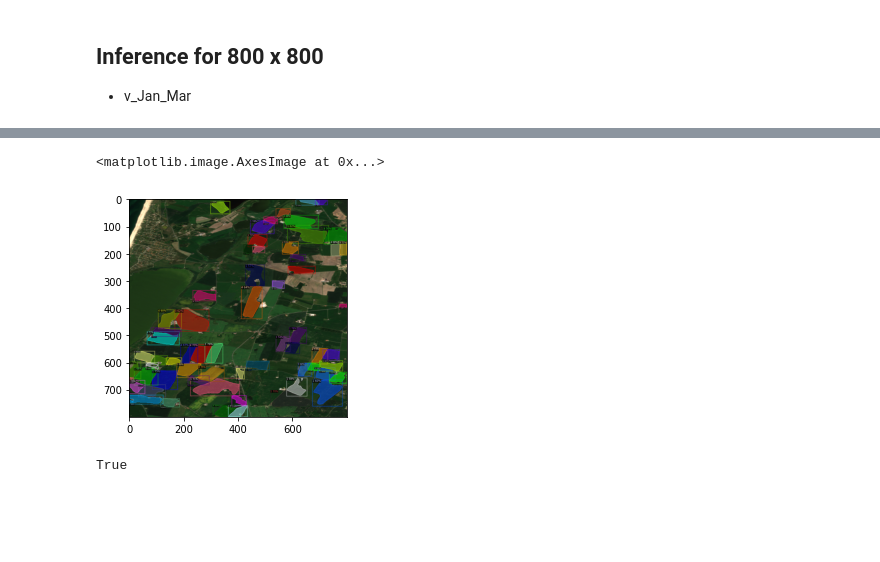
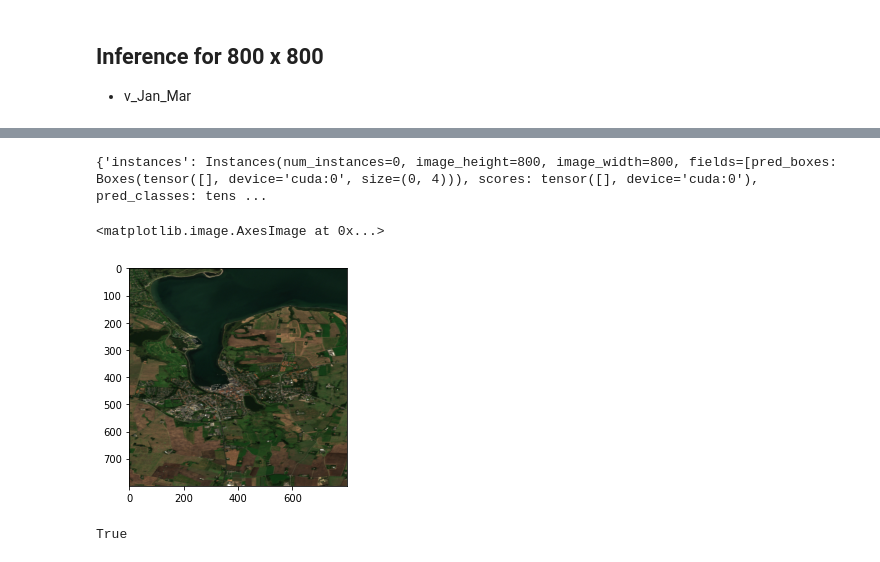
Before and after one commit to MISSEY/Vegetation-Land-Segmentation-and-Classification, a Jupyter notebook: Inference.ipynb, the cells around one changed output, grey strips where cells are left out. Cells and saved outputs as stored; diff of their text form; code cells hidden in the pictures; blank space fills up the shorter version.

```diff
--- a/Inference.ipynb
+++ b/Inference.ipynb
@@ -31,6 +32,6 @@ The tensorboard extension is already loaded. To reload it, use:
 [interactive output not drawn]
 # %%
-path = os.path.join(st.data_directory,config._version_name,str(config.test_image_size))
+path = os.path.join(st.data_directory,str(config.test_version_),config.test_year + '_processed',config._test_version_name,str(config.test_image_size))
 register_coco_instances("veg_train_dataset", {}, os.path.join(path,config._version_train_,'annotation','train2020.json') ,os.path.join(path,config._version_train_,'images'))
 register_coco_instances("veg_val_dataset", {}, os.path.join(path,config._version_validation_,'annotation','val2020.json') ,os.path.join(path,config._version_validation_,'images'))
 # %%
@@ -41,31 +42,36 @@ Metadata(evaluator_type='coco', image_root='/home/sami02/projects/thesis/Data/v_
 # %%
 cfg = get_cfg()
-
-cfg.merge_from_file('output/output_800_R_50_FPN_v_Apr_Jun/config.yaml')
+output_path = os.path.join('output', config._test__model_)
+cfg.merge_from_file(os.path.join(output_path, 'config.yaml'))
 cfg.DATASETS.TEST = ("veg_train_dataset",)
 # cfg.MODEL.DEVICE = "cpu"
-cfg.MODEL.WEIGHTS = os.path.join('output/output_800_R_50_FPN_v_Apr_Jun', "model_final.pth")
+cfg.MODEL.WEIGHTS = os.path.join(output_path, "model_final.pth")
 cfg.MODEL.ROI_HEADS.SCORE_THRESH_TEST = 0.5
+# trainer = bt(cfg)
 predictor = bp(cfg)
 # %%
 import cv2
 import matplotlib.pyplot as plt
-im = cv2.imread(os.path.join(path,config._version_train_,'images','COCO_train2021_000000100060.jpg'))
+im = cv2.imread(os.path.join(path,config._version_train_,'images','COCO_train2021_000000100148.jpg'))
 outputs = predictor(im)  # format is documented at https://detectron2.readthedocs.io/tutorials/models.html#model-output-format
+# %%
+outputs
+# %% [output]
+{'instances': Instances(num_instances=0, image_height=800, image_width=800, fields=[pred_boxes: Boxes(tensor([], device='cuda:0', size=(0, 4))), scores: tensor([], device='cuda:0'), pred_classes: tens ...
 # %%
-from detectron2.utils.visualizer import Visualizer
-v = Visualizer(im[:, :, ::-1],
+from segmentation_model.visualizer import Basevisualizer as viz
+v = viz(im[:, :, ::-1],
                 metadata=field_metadata,
                 scale=1,
 #                 instance_mode=ColorMode.IMAGE_BW   # remove the colors of unsegmented pixels. This option is only available for segmentation models
 )
 out = v.draw_instance_predictions(outputs["instances"].to("cpu"))
 # cv2_imshow(out.get_image()[:, :, ::-1])
 im_rgb = cv2.cvtColor(out.get_image()[:, :, ::-1], cv2.COLOR_BGR2RGB)
 plt.imshow(im_rgb)
 # %% [output]
 <matplotlib.image.AxesImage at 0x...>
-[figure, old version]
+[figure, new version]
 # %%
 cv2.imwrite('s.jpg',im_rgb)
 # %% [output]
```
Also changed, not shown: parts of 2 cells of this notebook, 6 other files.
